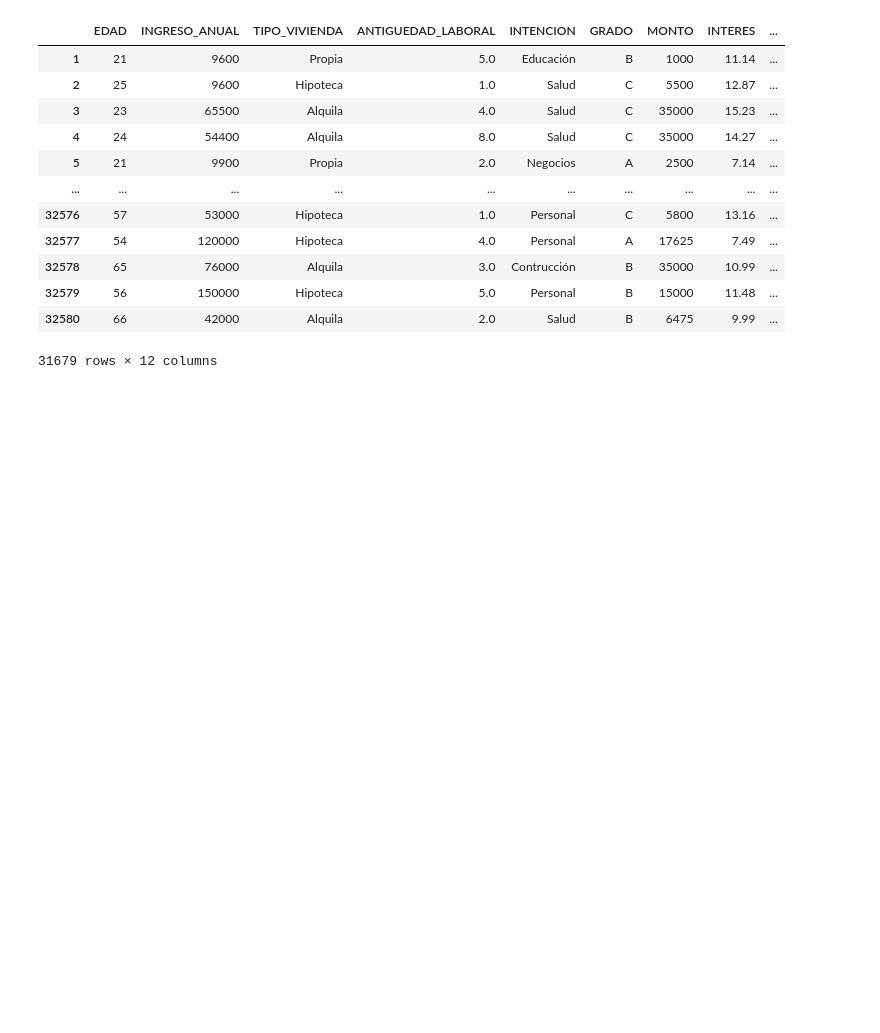
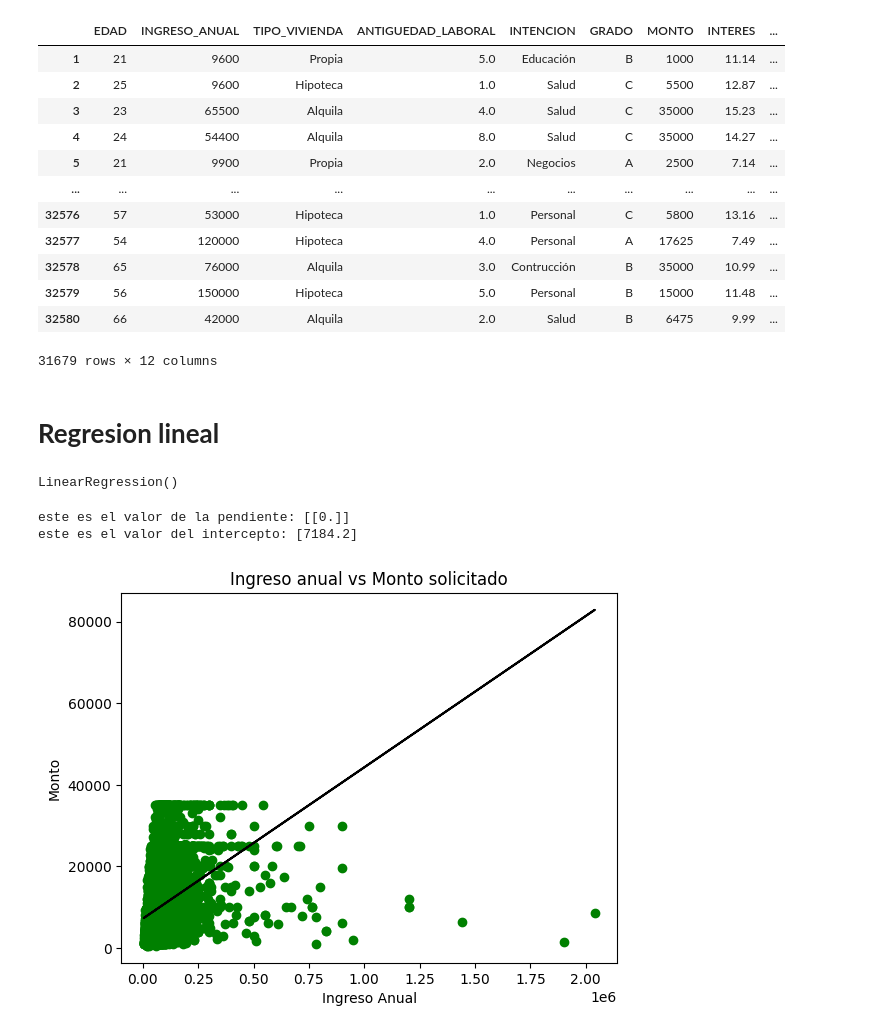
Before and after one commit to melirandazzo/trabajo_ciencia_datos, a Jupyter notebook: ProyectoDS_ParteI_Randazzo.ipynb, the cells around one changed output. Saved outputs shown, nothing was run; the diff lists cells and outputs as text; code cells hidden in the pictures; blank space fills up the shorter version.

```diff
--- a/ProyectoDS_ParteI_Randazzo.ipynb
+++ b/ProyectoDS_ParteI_Randazzo.ipynb
@@ -143,3 +148,10 @@ resumen
 | 50% | 26.0 | 55000.0 | 4.0 | 8000.0 | 11.0 | 0.0 | 0.2 | ... |
 | 75% | 30.0 | 79200.0 | 7.0 | 12200.0 | 13.5 | 0.0 | 0.2 | ... |
 | max | 144.0 | 6000000.0 | 123.0 | 35000.0 | 23.2 | 1.0 | 0.8 | ... |
+# %%
+df["TIPO_VIVIENDA"]= df["TIPO_VIVIENDA"].astype("category")
+df["INTENCION"]= df["INTENCION"].astype("category")
+df["GRADO"]= df["GRADO"].astype("category")
+df["HISTORIAL_CUMPLIMIENTO"]=df["HISTORIAL_CUMPLIMIENTO"].astype("category")
+
+df.describe(include="category")
@@ -410,3 +428,43 @@ df
 | 32579 | 56 | 150000 | Hipoteca | 5.0 | Personal | B | 15000 | 11.48 | ... |
 | 32580 | 66 | 42000 | Alquila | 2.0 | Salud | B | 6475 | 9.99 | ... |
 31679 rows × 12 columns
+# %% [markdown]
+# **Regresion lineal**
+# %%
+#Feature/variable independiente
+X = df[['INGRESO_ANUAL']]
+
+#Target/variable dependiente (Variable a predecir)
+y = df[['MONTO']]
+
+from sklearn.model_selection import train_test_split
+from sklearn.linear_model import LinearRegression
+
+X_train, X_test, y_train, y_test = train_test_split(X, y, test_size= 0.3, random_state=0)
+
+regressor = LinearRegression()
+regressor.fit(X_train, y_train)
+# %% [output]
+LinearRegression()
+# %%
+# Obtener la pendiente
+slope = regressor.coef_
+
+# Obtener los coeficientes de intercepción
+intercept = regressor.intercept_
+
+print("este es el valor de la pendiente:", slope.round(1))
+print("este es el valor del intercepto:", intercept.round(1))
+# %% [output]
+este es el valor de la pendiente: [[0.]]
+este es el valor del intercepto: [7184.2]
+# %%
+viz_train = plt
+viz_train.scatter(X_train, y_train, color = 'g')
+viz_train.plot(X_train, regressor.predict(X_train), color = 'black')
+viz_train.title('Ingreso anual vs Monto solicitado')
+viz_train.xlabel('Ingreso Anual')
+viz_train.ylabel('Monto')
+viz_train.show()
+# %% [output]
+[figure, added]
```
Also changed, not shown: parts of 13 cells of this notebook.
